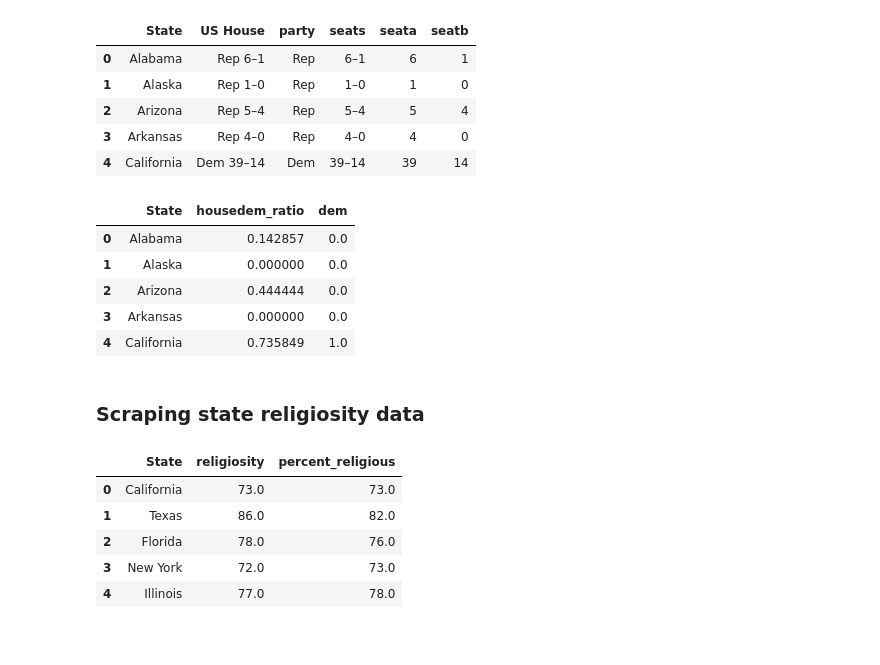
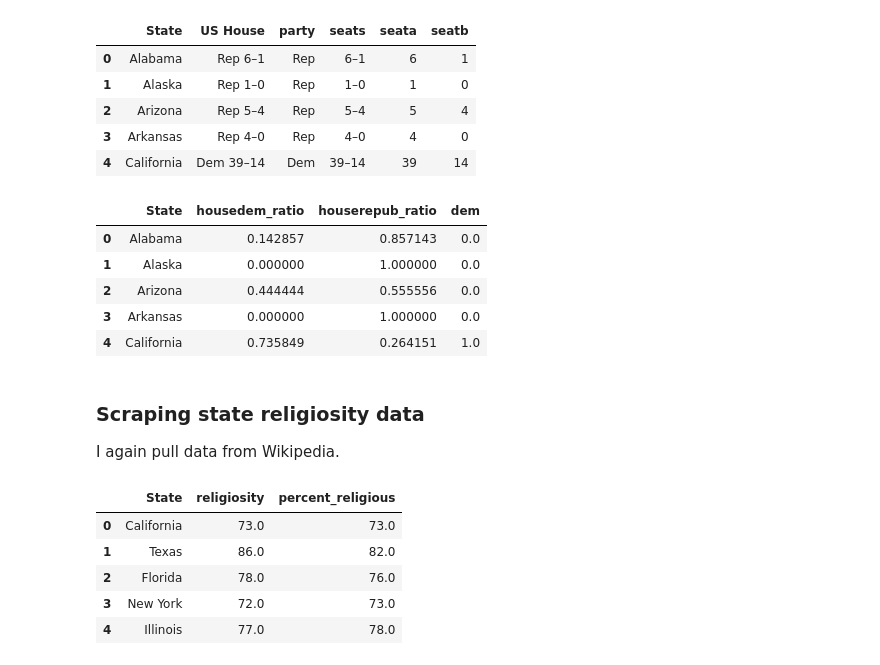
Before and after one commit to benedictau1993/heartbeat-bill, a Jupyter notebook: abortion.ipynb, the cells around one changed output. Drawn from its saved outputs; the diff is of its cells as text; code cells hidden in the pictures.

```diff
--- a/abortion.ipynb
+++ b/abortion.ipynb
@@ -129,18 +135,21 @@ housedem_df.head()
 # %%
 housedem_df["housedem_ratio"] = housedem_df.seata / (housedem_df.seata + housedem_df.seatb)
 housedem_df.loc[housedem_df.party =="Rep", "housedem_ratio"] = housedem_df.seatb / (housedem_df.seata + housedem_df.seatb)
 housedem_df['dem'] = housedem_df['party'].map({'Rep': 0, 'Dem': 1, "Split": 0.5})
-housedem_df = housedem_df[["State", "housedem_ratio", "dem"]]
+housedem_df['houserepub_ratio'] = housedem_df["housedem_ratio"].transform(lambda x: 1-x)
+housedem_df = housedem_df[["State", "housedem_ratio", "houserepub_ratio", "dem"]]
 housedem_df.head()
 # %% [output]
-|  | State | housedem_ratio | dem |
-| 0 | Alabama | 0.142857 | 0.0 |
-| 1 | Alaska | 0.000000 | 0.0 |
-| 2 | Arizona | 0.444444 | 0.0 |
-| 3 | Arkansas | 0.000000 | 0.0 |
-| 4 | California | 0.735849 | 1.0 |
+|  | State | housedem_ratio | houserepub_ratio | dem |
+| 0 | Alabama | 0.142857 | 0.857143 | 0.0 |
+| 1 | Alaska | 0.000000 | 1.000000 | 0.0 |
+| 2 | Arizona | 0.444444 | 0.555556 | 0.0 |
+| 3 | Arkansas | 0.000000 | 1.000000 | 0.0 |
+| 4 | California | 0.735849 | 0.264151 | 1.0 |
 # %% [markdown]
 ### Scraping state religiosity data
+
+I again pull data from Wikipedia.
 # %%
 website_url = requests.get('https://en.wikipedia.org/wiki/List_of_U.S._states_and_territories_by_religiosity').text
 soup = BeautifulSoup(website_url,'lxml')
```
Also changed, not shown: parts of 16 cells of this notebook.
